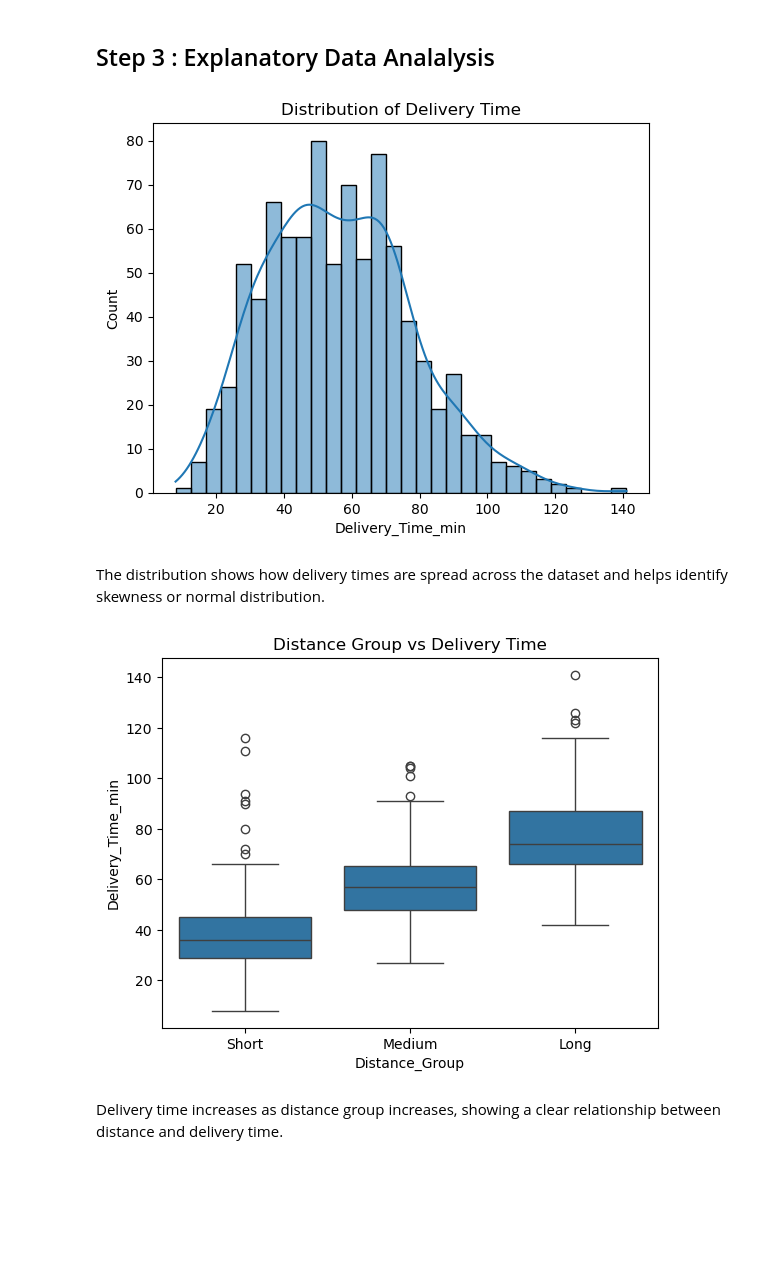
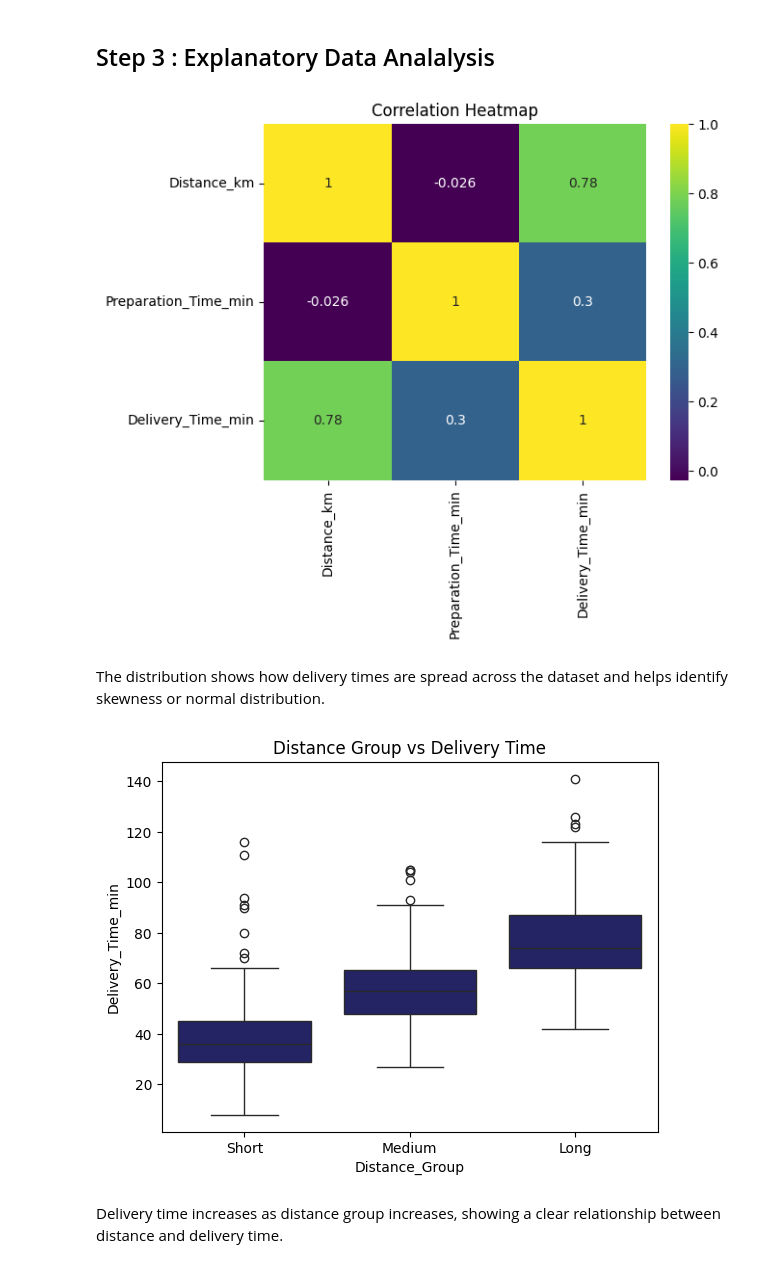
Before and after one commit to itzkurtangelo/Machine-Learning-Repo, a Jupyter notebook: ITC_106L_PREFINAL_TUGAS.ipynb, the cells around one changed output. Cells and saved outputs as stored; diff of their text form; code cells hidden in the pictures; blank space fills up the shorter version.

```diff
--- a/ITC_106L_PREFINAL_TUGAS.ipynb
+++ b/ITC_106L_PREFINAL_TUGAS.ipynb
@@ -86,24 +86,25 @@ The dataset was checked for missing values, duplicates, and irrelevant columns.
 # %%
 import matplotlib.pyplot as plt
 import seaborn as sns
 
 plt.figure()
-sns.histplot(df['Delivery_Time_min'], bins=30, kde=True)
-plt.title("Distribution of Delivery Time")
+sns.heatmap(df[['Distance_km', 'Preparation_Time_min', 'Delivery_Time_min']].corr(),
+            annot=True, cmap="viridis")
+plt.title("Correlation Heatmap")
 plt.show()
 # %% [output]
-[figure, old version]
+[figure, new version]
 # %% [markdown]
 The distribution shows how delivery times are spread across the dataset and helps identify skewness or normal distribution.
 # %%
 df['Distance_Group'] = pd.cut(df['Distance_km'], bins=3, labels=['Short', 'Medium', 'Long'])
 
 plt.figure()
-sns.boxplot(x=df['Distance_Group'], y=df['Delivery_Time_min'])
+sns.boxplot(x=df['Distance_Group'], y=df['Delivery_Time_min'], color="midnightblue")
 plt.title("Distance Group vs Delivery Time")
 plt.show()
 # %% [output]
-[figure, old version]
+[figure, new version]
 # %% [markdown]
 Delivery time increases as distance group increases, showing a clear relationship between distance and delivery time.
 # %%
```
Also changed, not shown: parts of 5 cells of this notebook.
